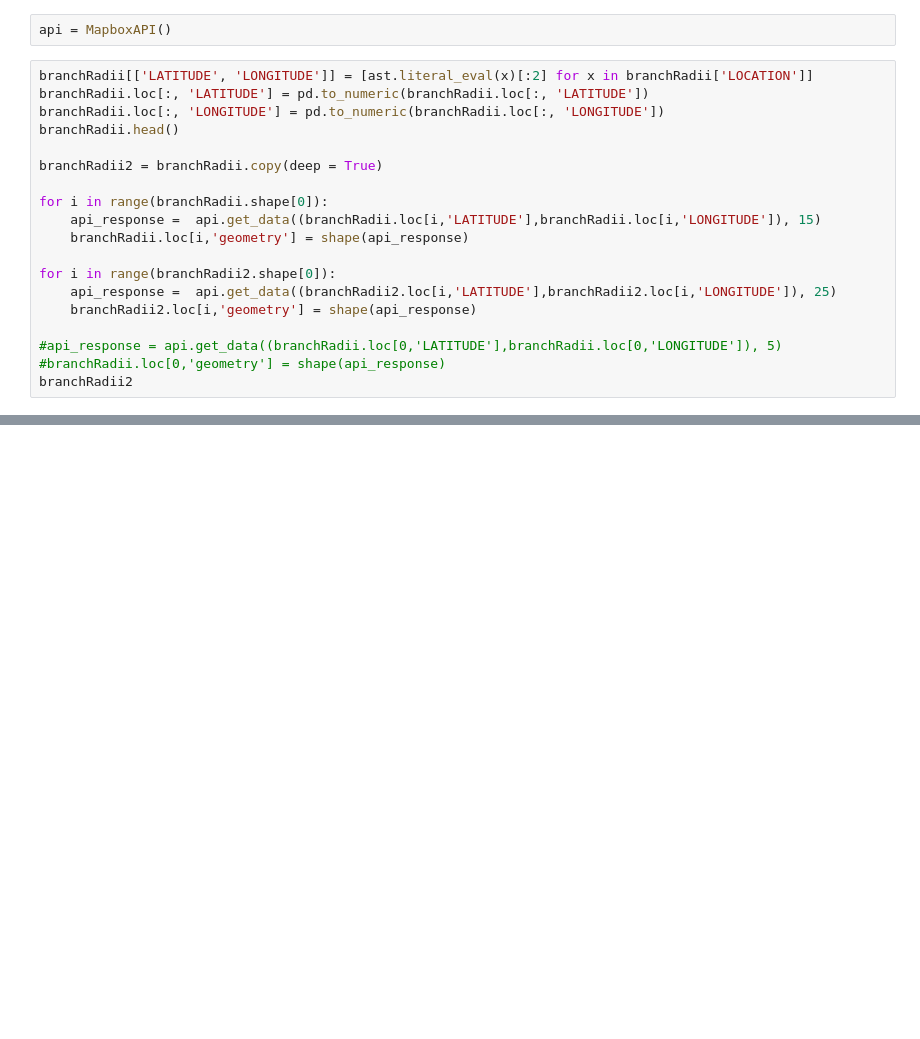
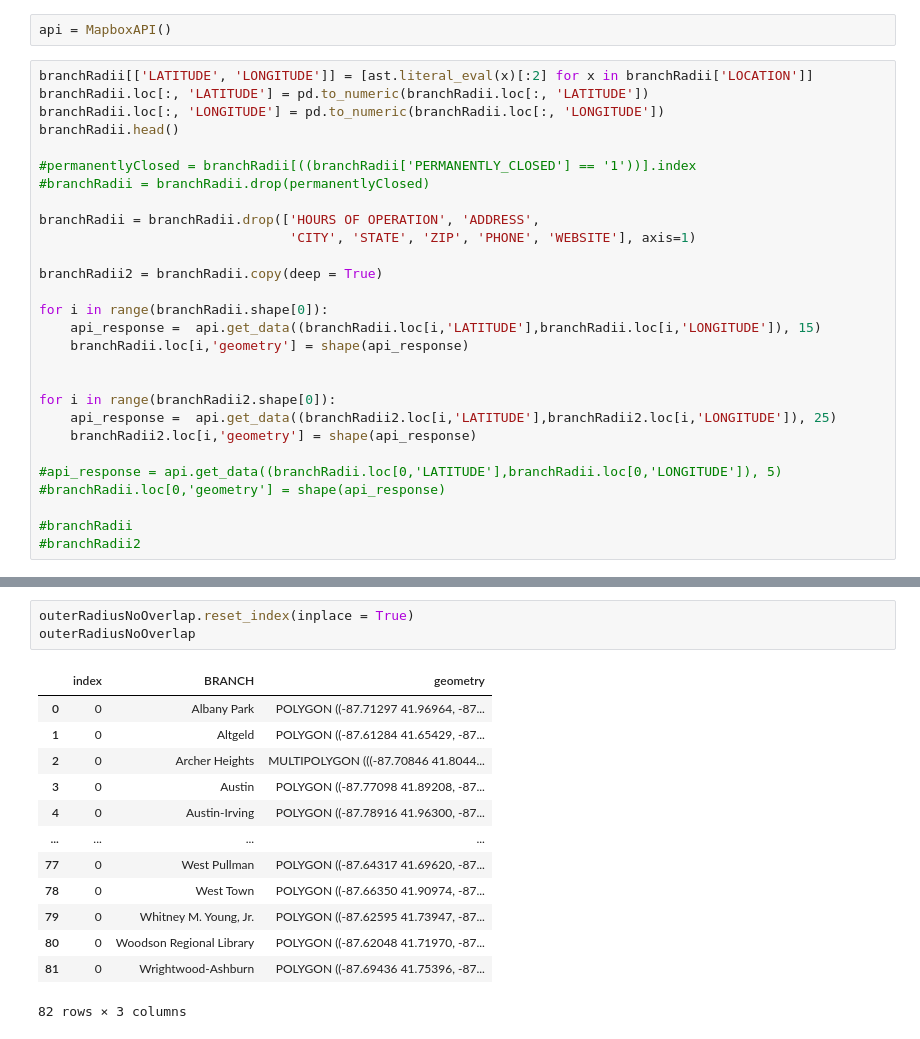
Before and after one commit to uchicago-dsi/cpl_project, a Jupyter notebook: can-summer-2023/api things/rajvi_optimize_radii.ipynb, the cells around one changed output, grey strips where cells are left out. Drawn from its saved outputs; the diff is of its cells as text; blank space fills up the shorter version.

```diff
--- a/can-summer-2023/api things/rajvi_optimize_radii.ipynb
+++ b/can-summer-2023/api things/rajvi_optimize_radii.ipynb
@@ -28,6 +28,12 @@ branchRadii[['LATITUDE', 'LONGITUDE']] = [ast.literal_eval(x)[:2] for x in branc
 branchRadii.loc[:, 'LATITUDE'] = pd.to_numeric(branchRadii.loc[:, 'LATITUDE'])
 branchRadii.loc[:, 'LONGITUDE'] = pd.to_numeric(branchRadii.loc[:, 'LONGITUDE'])
 branchRadii.head()
+
+#permanentlyClosed = branchRadii[((branchRadii['PERMANENTLY_CLOSED'] == '1'))].index
+#branchRadii = branchRadii.drop(permanentlyClosed)
+
+branchRadii = branchRadii.drop(['HOURS OF OPERATION', 'ADDRESS',
+                                'CITY', 'STATE', 'ZIP', 'PHONE', 'WEBSITE'], axis=1)
 
 branchRadii2 = branchRadii.copy(deep = True)
 
@@ -35,10 +41,13 @@ for i in range(branchRadii.shape[0]):
     api_response =  api.get_data((branchRadii.loc[i,'LATITUDE'],branchRadii.loc[i,'LONGITUDE']), 15)
     branchRadii.loc[i,'geometry'] = shape(api_response)
 
+
 for i in range(branchRadii2.shape[0]):
     api_response =  api.get_data((branchRadii2.loc[i,'LATITUDE'],branchRadii2.loc[i,'LONGITUDE']), 25)
     branchRadii2.loc[i,'geometry'] = shape(api_response)
 
 #api_response = api.get_data((branchRadii.loc[0,'LATITUDE'],branchRadii.loc[0,'LONGITUDE']), 5)
 #branchRadii.loc[0,'geometry'] = shape(api_response)
-branchRadii2
+
+#branchRadii
+#branchRadii2
@@ -110,0 +149,17 @@ KeyError: "['HOURS OF OPERATION', 'ADDRESS', 'CITY', 'STATE', 'ZIP', 'PHONE', 'W
+# %%
+outerRadiusNoOverlap.reset_index(inplace = True)
+outerRadiusNoOverlap
+# %% [output]
+|  | index | BRANCH | geometry |
+| 0 | 0 | Albany Park | POLYGON ((-87.71297 41.96964, -87... |
+| 1 | 0 | Altgeld | POLYGON ((-87.61284 41.65429, -87... |
+| 2 | 0 | Archer Heights | MULTIPOLYGON (((-87.70846 41.8044... |
+| 3 | 0 | Austin | POLYGON ((-87.77098 41.89208, -87... |
+| 4 | 0 | Austin-Irving | POLYGON ((-87.78916 41.96300, -87... |
+| ... | ... | ... | ... |
+| 77 | 0 | West Pullman | POLYGON ((-87.64317 41.69620, -87... |
+| 78 | 0 | West Town | POLYGON ((-87.66350 41.90974, -87... |
+| 79 | 0 | Whitney M. Young, Jr. | POLYGON ((-87.62595 41.73947, -87... |
+| 80 | 0 | Woodson Regional Library | POLYGON ((-87.62048 41.71970, -87... |
+| 81 | 0 | Wrightwood-Ashburn | POLYGON ((-87.69436 41.75396, -87... |
+82 rows × 3 columns
```
Also changed, not shown: parts of 10 cells of this notebook.
